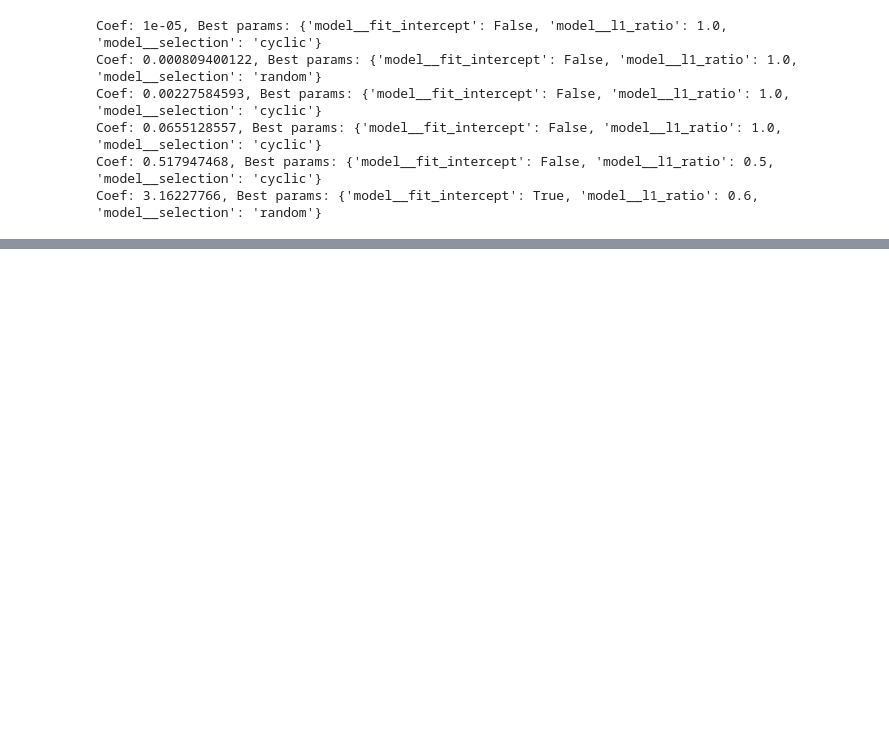
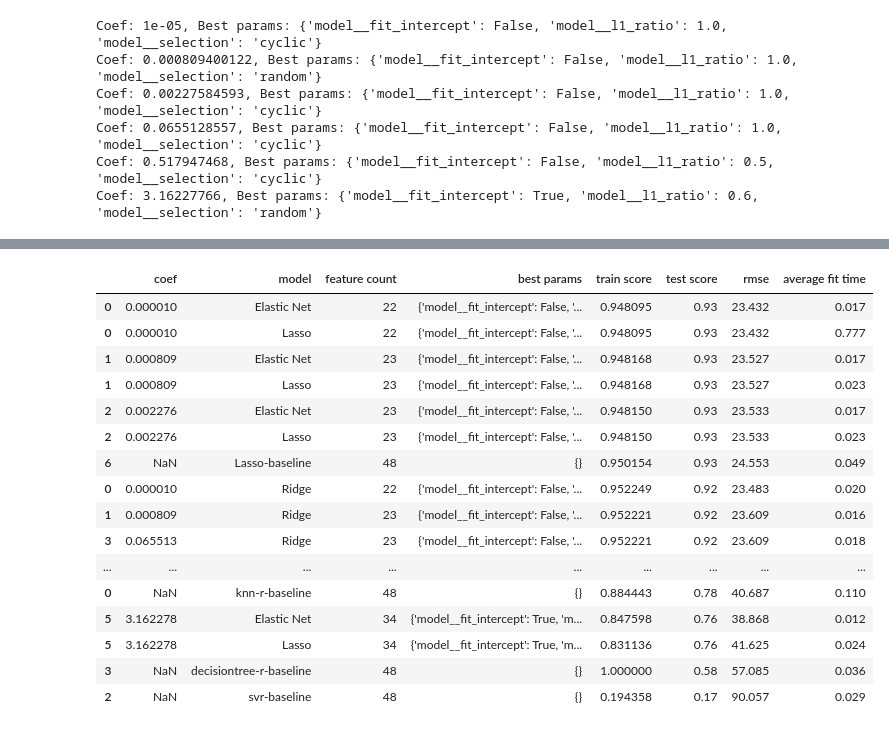
Before and after one commit to codemonkey1101/ucb-mlai-capstone, a Jupyter notebook: feature_evaluation.ipynb, the cells around one changed output, grey strips where cells are left out. Saved outputs shown, nothing was run; the diff lists cells and outputs as text; code cells hidden in the pictures; blank space fills up the shorter version.

```diff
--- a/feature_evaluation.ipynb
+++ b/feature_evaluation.ipynb
@@ -765,0 +863,33 @@ en_results_df
+# %%
+# load results from files for comparison
+baseline_results_df = pd.read_json('results/allstats_scorediff_baseline_model_results_df.json')
+lasso_results_df = pd.read_json('results/allstats_scorediff_lasso_model_results_df.json')
+ridge_results_df = pd.read_json('results/allstats_scorediff_ridge_model_results_df.json')
+elasticnet_results_df = pd.read_json('results/allstats_scorediff_elastic_net_model_results_df.json')
+
+# round and sort by 'test score' and 'average fit time' columns, putting the best results at the top
+finale_model_results_df = pd.concat([baseline_results_df, lasso_results_df, ridge_results_df, elasticnet_results_df]).round(decimals={'test score':2, 'rmse':3, 'average fit time':3})
+
+# set column order
+column_order = ['coef', 'model', 'feature count', 'best params', 'train score', 'test score', 'rmse', 'average fit time']
+finale_model_results_df =  finale_model_results_df.reindex(columns=column_order).sort_values(by=['test score', 'rmse', 'average fit time'], ascending=[False, True, True])
+
+finale_model_results_df
+# %% [output]
+|  | coef | model | feature count | best params | train score | test score | rmse | average fit time |
+| 0 | 0.000010 | Elastic Net | 22 | {'model__fit_intercept': False, '... | 0.948095 | 0.93 | 23.432 | 0.017 |
+| 0 | 0.000010 | Lasso | 22 | {'model__fit_intercept': False, '... | 0.948095 | 0.93 | 23.432 | 0.777 |
+| 1 | 0.000809 | Elastic Net | 23 | {'model__fit_intercept': False, '... | 0.948168 | 0.93 | 23.527 | 0.017 |
+| 1 | 0.000809 | Lasso | 23 | {'model__fit_intercept': False, '... | 0.948168 | 0.93 | 23.527 | 0.023 |
+| 2 | 0.002276 | Elastic Net | 23 | {'model__fit_intercept': False, '... | 0.948150 | 0.93 | 23.533 | 0.017 |
+| 2 | 0.002276 | Lasso | 23 | {'model__fit_intercept': False, '... | 0.948150 | 0.93 | 23.533 | 0.023 |
+| 6 | NaN | Lasso-baseline | 48 | {} | 0.950154 | 0.93 | 24.553 | 0.049 |
+| 0 | 0.000010 | Ridge | 22 | {'model__fit_intercept': False, '... | 0.952249 | 0.92 | 23.483 | 0.020 |
+| 1 | 0.000809 | Ridge | 23 | {'model__fit_intercept': False, '... | 0.952221 | 0.92 | 23.609 | 0.016 |
+| 3 | 0.065513 | Ridge | 23 | {'model__fit_intercept': False, '... | 0.952221 | 0.92 | 23.609 | 0.018 |
+| ... | ... | ... | ... | ... | ... | ... | ... | ... |
+| 0 | NaN | knn-r-baseline | 48 | {} | 0.884443 | 0.78 | 40.687 | 0.110 |
+| 5 | 3.162278 | Elastic Net | 34 | {'model__fit_intercept': True, 'm... | 0.847598 | 0.76 | 38.868 | 0.012 |
+| 5 | 3.162278 | Lasso | 34 | {'model__fit_intercept': True, 'm... | 0.831136 | 0.76 | 41.625 | 0.024 |
+| 3 | NaN | decisiontree-r-baseline | 48 | {} | 1.000000 | 0.58 | 57.085 | 0.036 |
+| 2 | NaN | svr-baseline | 48 | {} | 0.194358 | 0.17 | 90.057 | 0.029 |
```
Also changed, not shown: parts of 19 cells of this notebook, 7 other files.
